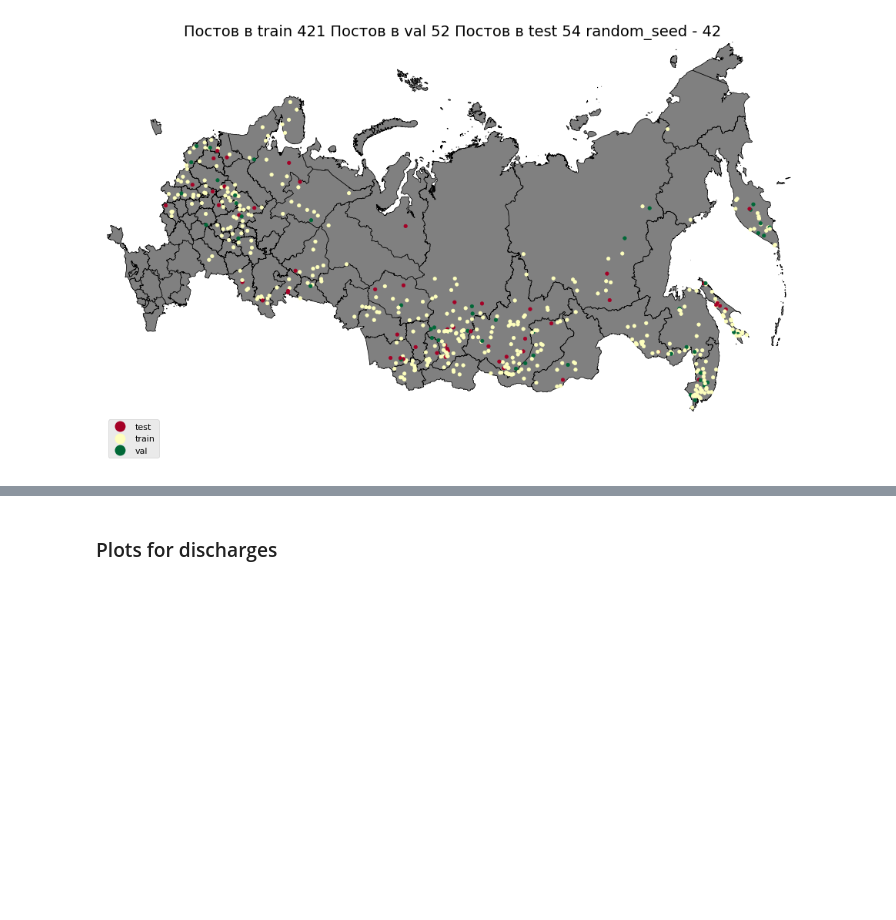
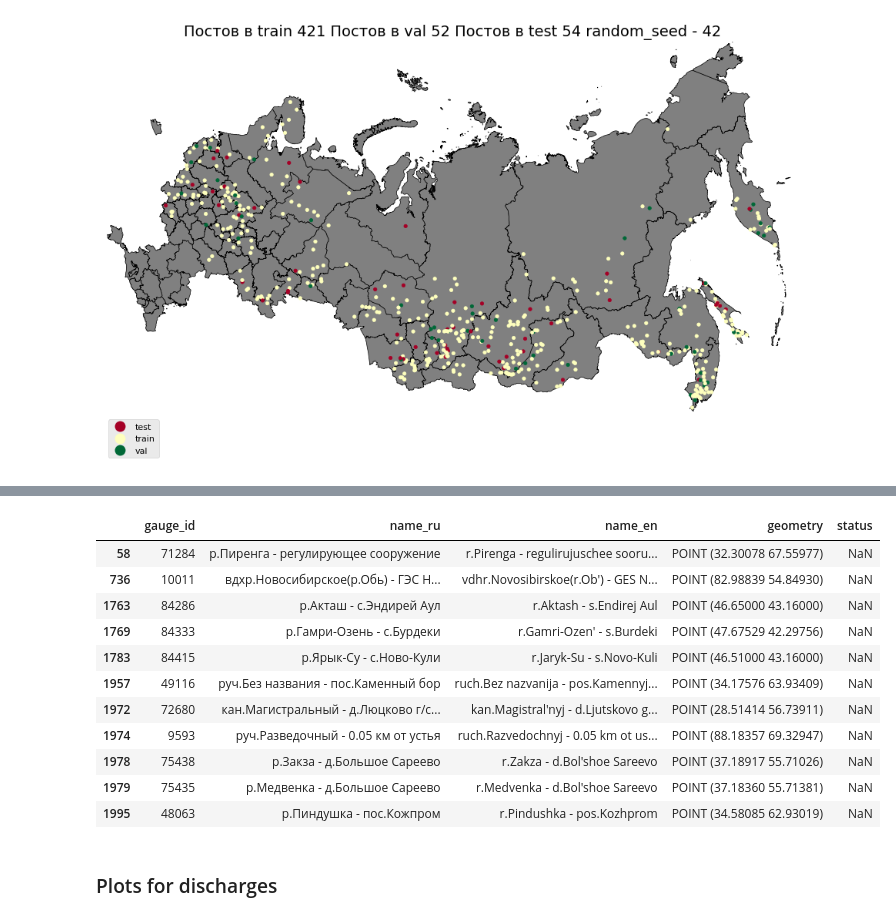
Before and after one commit to dmbrmv/my_dissertation, a Jupyter notebook: visualizations/visualisation.ipynb, the cells around one changed output, grey strips where cells are left out. Cells and saved outputs as stored; diff of their text form; code cells hidden in the pictures; blank space fills up the shorter version.

```diff
--- a/visualizations/visualisation.ipynb
+++ b/visualizations/visualisation.ipynb
@@ -103,3 +103,18 @@ for file in glob.glob('../geo_data/great_db/ais_data/q_h/*.csv'):
+# %%
+gauges_file[gauges_file['status'].isna()]
+# %% [output]
+|  | gauge_id | name_ru | name_en | geometry | status |
+| 58 | 71284 | р.Пиренга - регулирующее сооружение | r.Pirenga - regulirujuschee sooru... | POINT (32.30078 67.55977) | NaN |
+| 736 | 10011 | вдхр.Новосибирское(р.Обь) - ГЭС Н... | vdhr.Novosibirskoe(r.Ob') - GES N... | POINT (82.98839 54.84930) | NaN |
+| 1763 | 84286 | р.Акташ - с.Эндирей Аул | r.Aktash - s.Endirej Aul | POINT (46.65000 43.16000) | NaN |
+| 1769 | 84333 | р.Гамри-Озень - с.Бурдеки | r.Gamri-Ozen' - s.Burdeki | POINT (47.67529 42.29756) | NaN |
+| 1783 | 84415 | р.Ярык-Су - с.Ново-Кули | r.Jaryk-Su - s.Novo-Kuli | POINT (46.51000 43.16000) | NaN |
+| 1957 | 49116 | руч.Без названия - пос.Каменный бор | ruch.Bez nazvanija - pos.Kamennyj... | POINT (34.17576 63.93409) | NaN |
+| 1972 | 72680 | кан.Магистральный - д.Люцково г/с... | kan.Magistral'nyj - d.Ljutskovo g... | POINT (28.51414 56.73911) | NaN |
+| 1974 | 9593 | руч.Разведочный - 0.05 км от устья | ruch.Razvedochnyj - 0.05 km ot us... | POINT (88.18357 69.32947) | NaN |
+| 1978 | 75438 | р.Закза - д.Большое Сареево | r.Zakza - d.Bol'shoe Sareevo | POINT (37.18917 55.71026) | NaN |
+| 1979 | 75435 | р.Медвенка - д.Большое Сареево | r.Medvenka - d.Bol'shoe Sareevo | POINT (37.18360 55.71381) | NaN |
+| 1995 | 48063 | р.Пиндушка - пос.Кожпром | r.Pindushka - pos.Kozhprom | POINT (34.58085 62.93019) | NaN |
 # %% [markdown]
 ### Plots for discharges
 # %%
```
Also changed, not shown: parts of 5 cells of this notebook, 9 other files.
